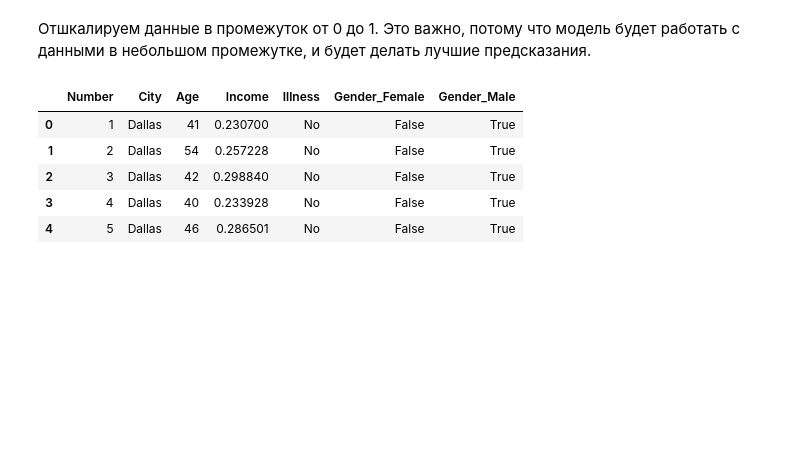
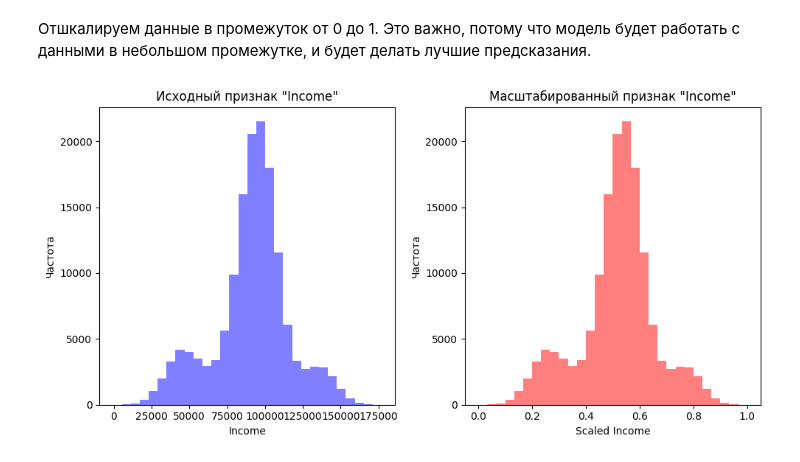
Before and after one commit to lud0m4n/TMO, a Jupyter notebook: РК1_Фруктин_РТ5-61Б.ipynb, the cells around one changed output. Cells and saved outputs as stored; diff of their text form; code cells hidden in the pictures; blank space fills up the shorter version.

```diff
--- a/РК1_Фруктин_РТ5-61Б.ipynb
+++ b/РК1_Фруктин_РТ5-61Б.ipynb
@@ -69,13 +70,24 @@ array([0, 1, 2, 3, 4, 5, 6, 7])
 # %%
 scaler = MinMaxScaler()
 # %%
-data[['Income']] = scaler.fit_transform(data[['Income']])
+data['Income_scaled'] = scaler.fit_transform(data[['Income']])
-# %%
-data.head()
-# %% [output]
-|  | Number | City | Age | Income | Illness | Gender_Female | Gender_Male |
-| 0 | 1 | Dallas | 41 | 0.230700 | No | False | True |
-| 1 | 2 | Dallas | 54 | 0.257228 | No | False | True |
-| 2 | 3 | Dallas | 42 | 0.298840 | No | False | True |
-| 3 | 4 | Dallas | 40 | 0.233928 | No | False | True |
-| 4 | 5 | Dallas | 46 | 0.286501 | No | False | True |
+# %%
+# Гистограмма исходного признака 'Income'
+plt.figure(figsize=(10, 5))
+plt.subplot(1, 2, 1)
+plt.hist(data['Income'], bins=30, color='blue', alpha=0.5)
+plt.title('Исходный признак "Income"')
+plt.xlabel('Income')
+plt.ylabel('Частота')
+
+# Гистограмма масштабированного признака 'Income'
+plt.subplot(1, 2, 2)
+plt.hist(data['Income_scaled'], bins=30, color='red', alpha=0.5)
+plt.title('Масштабированный признак "Income"')
+plt.xlabel('Scaled Income')
+plt.ylabel('Частота')
+
+plt.tight_layout()
+plt.show()
+# %% [output]
+[figure, added]
```
Also changed, not shown: parts of 3 cells of this notebook.
